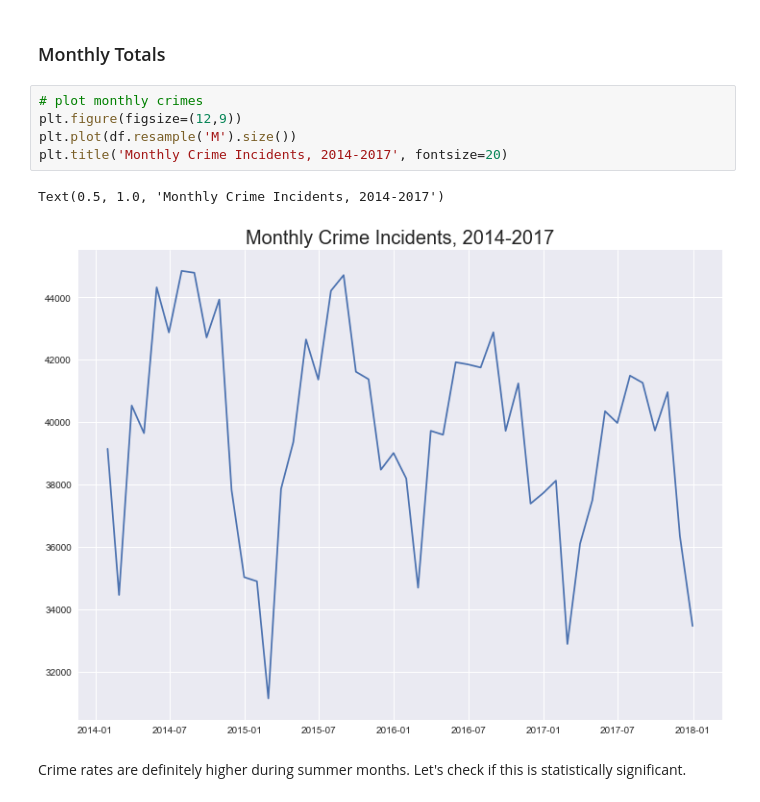
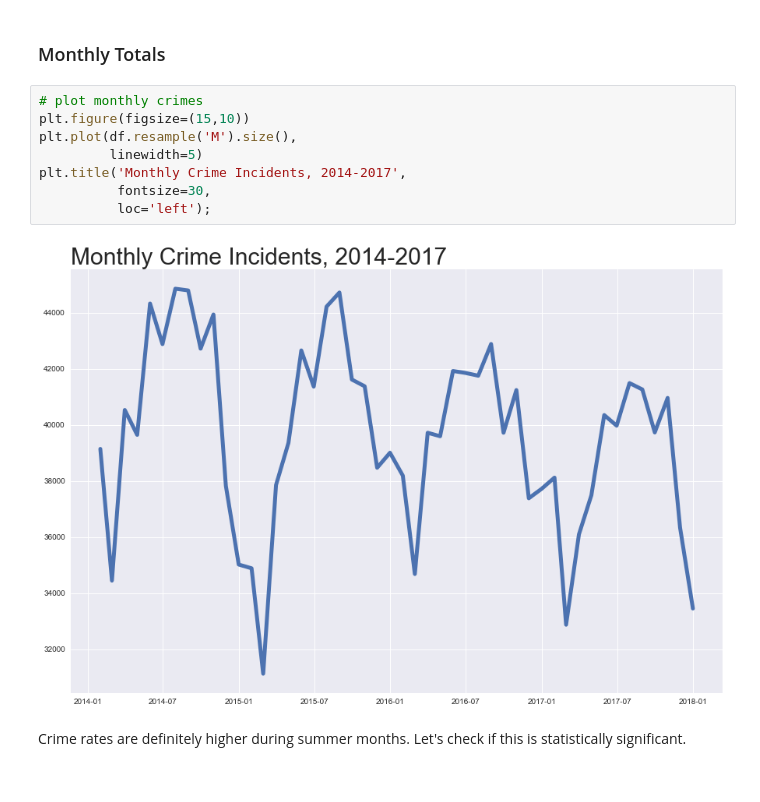
Before and after one commit to kevinacrystal/SARIMAX_crime, a Jupyter notebook: 01_Cleaning_and_EDA.ipynb, the cells around one changed output. Drawn from its saved outputs; the diff is of its cells as text.

```diff
--- a/01_Cleaning_and_EDA.ipynb
+++ b/01_Cleaning_and_EDA.ipynb
@@ -332,12 +341,14 @@ There appears to be an increase in criminal complaints during summer months.
 ### Monthly Totals
 # %%
 # plot monthly crimes
-plt.figure(figsize=(12,9))
-plt.plot(df.resample('M').size())
-plt.title('Monthly Crime Incidents, 2014-2017', fontsize=20)
+plt.figure(figsize=(15,10))
+plt.plot(df.resample('M').size(),
+         linewidth=5)
+plt.title('Monthly Crime Incidents, 2014-2017',
+          fontsize=30,
+          loc='left');
 # %% [output]
-Text(0.5, 1.0, 'Monthly Crime Incidents, 2014-2017')
-[figure, old version]
+[figure, new version]
 # %% [markdown]
 Crime rates are definitely higher during summer months. Let's check if this is statistically significant.
 # %% [markdown]
```
Also changed, not shown: parts of 27 cells of this notebook, 5 other files.
